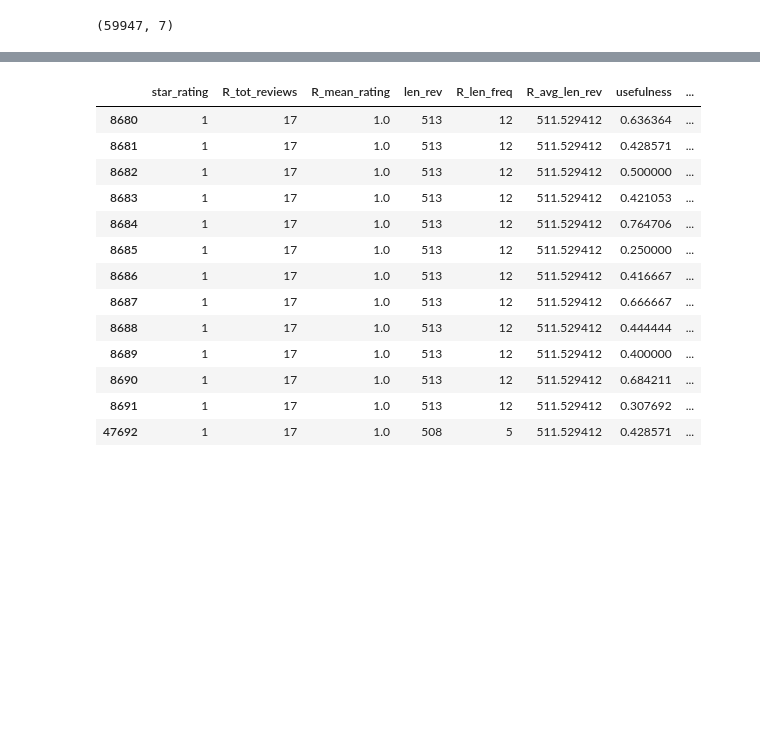
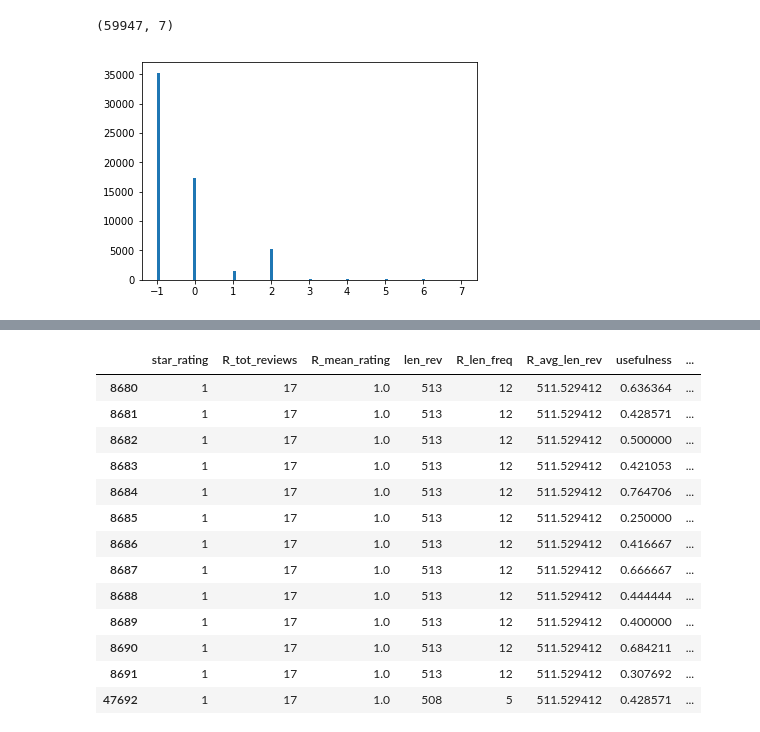
Before and after one commit to pjuda/ada-project, a Jupyter notebook: amazon-project_lucas2.0.ipynb, the cells around one changed output, grey strips where cells are left out. Cells and saved outputs as stored; diff of their text form; code cells hidden in the pictures; blank space fills up the shorter version.

```diff
--- a/amazon-project_lucas2.0.ipynb
+++ b/amazon-project_lucas2.0.ipynb
@@ -658,3 +657,8 @@ plt.hist(x_tr["fake"])
+# %%
+plt.hist(x_tr["fake"], bins=100)
+plt.show()
+# %% [output]
+[figure, added]
 # %%
 x_tr["customer_id"] = ID
 # %%
```
Also changed, not shown: parts of 23 cells of this notebook, 5 other files.
